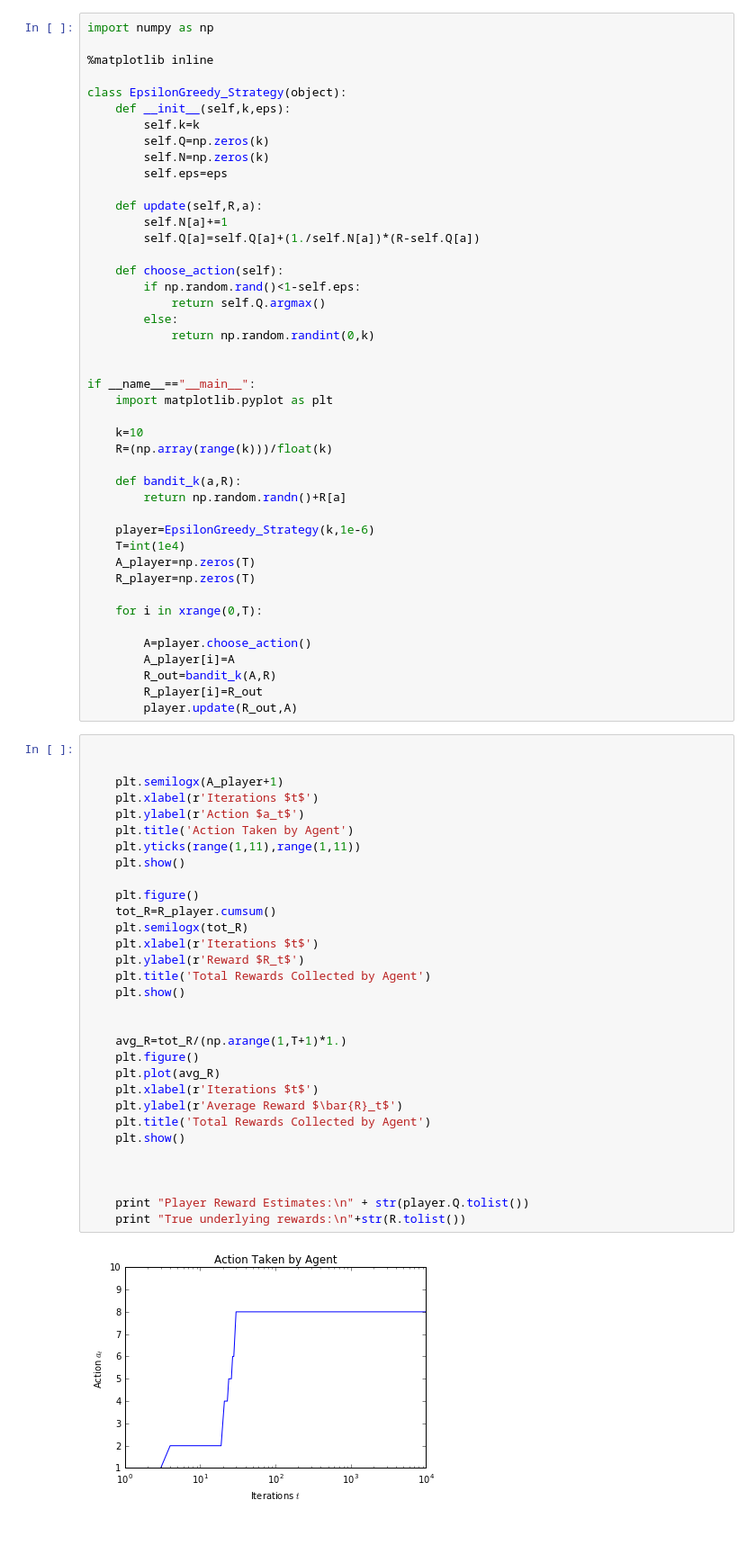
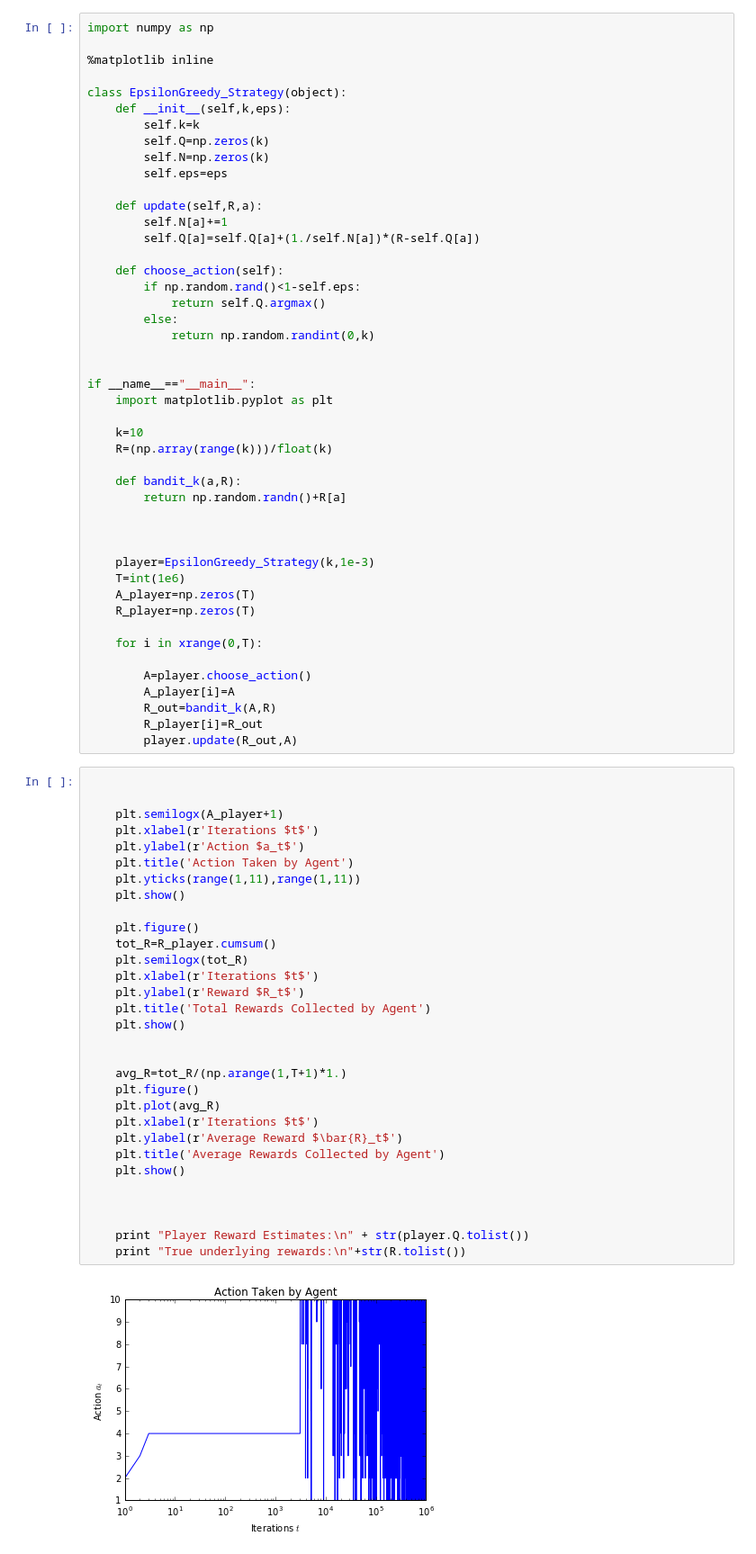
Before and after one commit to ceroytres/ipython-notebooks, a Jupyter notebook: ML/eps_bandits.ipynb, the cells around one changed output. Shown: that part at 90% size. Cells and saved outputs as stored; diff of their text form.

```diff
--- a/ML/eps_bandits.ipynb
+++ b/ML/eps_bandits.ipynb
@@ -40,8 +61,10 @@ if __name__=="__main__":
     def bandit_k(a,R):
         return np.random.randn()+R[a]
 
-    player=EpsilonGreedy_Strategy(k,1e-6)
-    T=int(1e4)
+
+
+    player=EpsilonGreedy_Strategy(k,1e-3)
+    T=int(1e6)
     A_player=np.zeros(T)
     R_player=np.zeros(T)
 
@@ -56,32 +79,32 @@ if __name__=="__main__":
 
 
     plt.semilogx(A_player+1)
     plt.xlabel(r'Iterations $t$')
     plt.ylabel(r'Action $a_t$')
     plt.title('Action Taken by Agent')
     plt.yticks(range(1,11),range(1,11))
     plt.show()
 
     plt.figure()
     tot_R=R_player.cumsum()
     plt.semilogx(tot_R)
     plt.xlabel(r'Iterations $t$')
     plt.ylabel(r'Reward $R_t$')
     plt.title('Total Rewards Collected by Agent')
     plt.show()
 
 
     avg_R=tot_R/(np.arange(1,T+1)*1.)
     plt.figure()
     plt.plot(avg_R)
     plt.xlabel(r'Iterations $t$')
     plt.ylabel(r'Average Reward $\bar{R}_t$')
-    plt.title('Total Rewards Collected by Agent')
+    plt.title('Average Rewards Collected by Agent')
     plt.show()
 
 
 
     print "Player Reward Estimates:\n" + str(player.Q.tolist())
     print "True underlying rewards:\n"+str(R.tolist())
 # %% [output]
-[figure, old version]
+[figure, new version]
```
Also changed, not shown: parts of 4 cells of this notebook.
